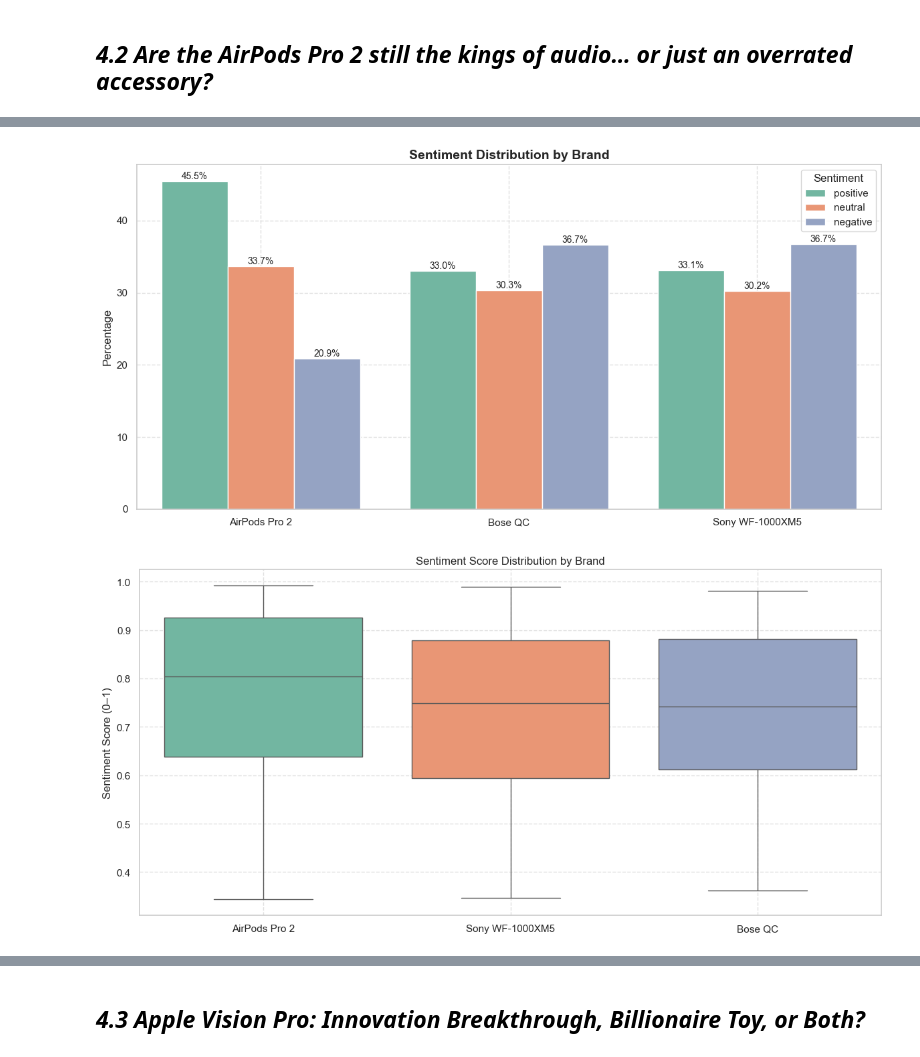
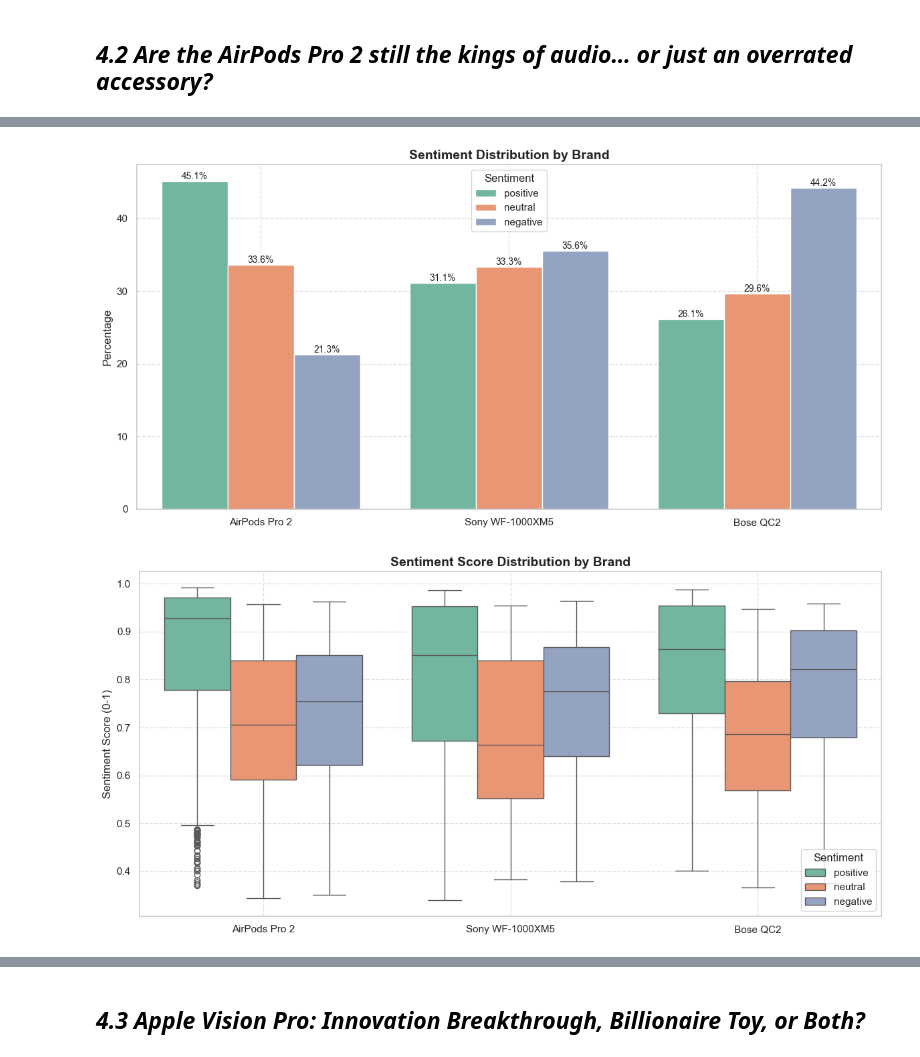
Before and after one commit to SergioCuencaNunez/asw-labs, a Jupyter notebook: project/project.ipynb, the cells around one changed output, grey strips where cells are left out. Drawn from its saved outputs; the diff is of its cells as text; code cells hidden in the pictures.

```diff
--- a/project/project.ipynb
+++ b/project/project.ipynb
@@ -592,7 +1212,9 @@ reddit_urls = [
     "https://www.reddit.com/r/AirpodsPro/comments/1gvjh7g/airpods_pro_2_longterm_review/",
     "https://www.reddit.com/r/airpods/comments/1h2rx1a/are_airpods_pro_2_worth_the_money/",
     "https://www.reddit.com/r/airpods/comments/1ckty46/airpods_pro_gen_2_really_worth_it/",
-    "https://www.reddit.com/r/airpods/comments/1hdhx4s/should_i_buy_the_airpods_4_or_the_airpods_pro_2/"
+    "https://www.reddit.com/r/airpods/comments/1g05jha/are_the_apple_airpods_pro_2_worth_buying_right/",
+    "https://www.reddit.com/r/airpods/comments/1fui4eo/upgraded_to_airpods_pro_2_and_the_first_thing_i/",
+    "https://www.reddit.com/r/airpods/comments/18mcj95/i_love_my_airpods_pro_2_so_much_holy_shit/"
 ]
 
 all_comments = []
@@ -817,7 +1445,12 @@ Total unique Reddit comments: 523
 # %%
 reddit_urls = [
-    "https://www.reddit.com/r/virtualreality/comments/196a0wt/apple_vision_pro_resolution_vs_other_vr_headsets/",
-    "https://www.reddit.com/r/virtualreality/comments/196h89z/apple_vision_pro_resolution_vs_other_headsets/",
+    "https://www.reddit.com/r/hoggit/comments/12daye8/my_vive_xr_elite_review_long/",
+    "https://www.reddit.com/r/virtualreality/comments/11rr4i8/vive_xr_elite_first_impression_from_a_long_time/",
+    "https://www.reddit.com/r/virtualreality/comments/12a15jj/who_is_keeping_the_vive_xr_elite/",
+    "https://www.reddit.com/r/Vive/comments/125vuwg/my_comprehensive_vive_xr_elite_thoughts/",
+    "https://www.reddit.com/r/Vive/comments/1dky7bl/the_vive_xr_elite_is_a_complete_waste_of_money/",
+    "https://www.reddit.com/r/virtualreality/comments/11ndhby/vive_xr_elite_day_one_review/",
+    "https://www.reddit.com/r/virtualreality/comments/16zzekn/xr_elite_some_thoughts_300_hours_later/"
 ]
 
 all_comments = []
@@ -843,5 +1476,5 @@ combined_df.reset_index(drop=True, inplace=True)
 print(combined_df.head())
 print(f"Total unique Reddit comments: {len(combined_df)}")
 
-combined_df.to_csv("data/raw/comments_visionpro_vs_others_reddit.csv", index=False)
+combined_df.to_csv("data/raw/comments_HTCVive_reddit.csv", index=False)
 # %% [output]
@@ -1015,9 +1693,11 @@ import pandas as pd
 
 iphone_16e = pd.read_csv("data/processed/iphone_16e.csv")
 airpods_pro2 = pd.read_csv("data/processed/airpods_pro2.csv")
-airpodspro2_vs_WF1000XM5 = pd.read_csv("data/processed/airpodspro2_vs_WF1000XM5.csv")
-airpodspro2_vs_boseqc = pd.read_csv("data/processed/airpodspro2_vs_boseqc.csv")
-macbook_pro_m3 = pd.read_csv("data/processed/macbook_pro_m3.csv")
+wf_1000xm5 = pd.read_csv("data/processed/wf_1000xm5.csv")
+BoseQC2 = pd.read_csv("data/processed/BoseQC2.csv")
+vision_pro = pd.read_csv("data/processed/vision_pro.csv")
+metaquest_3 = pd.read_csv("data/processed/metaquest_3.csv")
+HTC_Vive = pd.read_csv("data/processed/HTC_Vive.csv")
 # %% [markdown]
 ### <span style="font-family: Latin Modern Roman; font-size: 23px; font-style: italic"> 4.1 To what extent is the iPhone 16e perceived by users as a stripped-down or cheap version of Apple’s ecosystem?”</span>
 # %%
@@ -1454,8 +2134,8 @@ plt.show()
 # %%
 # Add brand labels
 airpods_pro2["brand"] = "AirPods Pro 2"
-airpodspro2_vs_boseqc["brand"] = "Bose QC"
-airpodspro2_vs_WF1000XM5["brand"] = "Sony WF-1000XM5"
+wf_1000xm5["brand"] = "Sony WF-1000XM5"
+BoseQC2["brand"] = "Bose QC2"
 
 palette = sns.color_palette("Set2", 8)  # Using Set2 palette
 
@@ -1467,7 +2147,7 @@ sentiment_colors = {
 }
 
 # Concatenate all
-all_airpods_brands = pd.concat([airpods_pro2, airpodspro2_vs_WF1000XM5, airpodspro2_vs_boseqc], ignore_index=True)
+all_airpods_brands = pd.concat([airpods_pro2, wf_1000xm5, BoseQC2], ignore_index=True)
 
 # Standardize sentiment labels
 all_airpods_brands["sentiment_label"] = all_airpods_brands["sentiment_label"].str.lower().str.strip()
@@ -1478,7 +2158,8 @@ sentiment_dist["percentage"] = sentiment_dist.groupby("brand")["count"].transfor
 
 fig = plt.figure(figsize=(12, 6), facecolor='none')
 ax = fig.add_subplot(111)
-sns.barplot(data=sentiment_dist, x="brand", y="percentage", hue="sentiment_label", hue_order=["positive", "neutral", "negative"], ax=ax, palette=sentiment_colors)
+sns.barplot(data=sentiment_dist, x="brand", y="percentage", hue="sentiment_label", hue_order=["positive", "neutral", "negative"], ax=ax, palette=sentiment_colors, order=["AirPods Pro 2", "Sony WF-1000XM5", "Bose QC2"],
+)
 for container in ax.containers:
     ax.bar_label(container, labels=[f'{v.get_height():.1f}%' for v in container], label_type='edge', fontsize=10)
 ax.set_title("Sentiment Distribution by Brand", fontsize=14, weight="bold")
@@ -1490,21 +2171,22 @@ ax.set_facecolor('none')
 plt.tight_layout()
 plt.show()
 # %% [output]
-[figure, old version]
+[figure, new version]
 # %%
 # Average sentiment score per brand
 fig = plt.figure(figsize=(12, 6), facecolor='none')
 ax = fig.add_subplot(111)
-sns.boxplot(data=all_airpods_brands, x="brand", y="sentiment_score", ax=ax, hue='brand', palette="Set2")
-ax.set_title("Sentiment Score Distribution by Brand")
-ax.set_ylabel("Sentiment Score (0–1)")
+sns.boxplot(data=all_airpods_brands,x="brand", y="sentiment_score", hue="sentiment_label", palette="Set2", ax=ax)
+ax.set_title("Sentiment Score Distribution by Brand", fontsize=14, weight="bold")
+ax.set_ylabel("Sentiment Score (0-1)")
 ax.set_xlabel("")
+ax.grid(linestyle="--", alpha=0.6)
+ax.legend(title="Sentiment", loc='lower right')
 ax.set_facecolor('none')
-ax.grid(linestyle="--", alpha=0.6)
 plt.tight_layout()
 plt.show()
 # %% [output]
-[figure, old version]
+[figure, new version]
 # %%
 from collections import Counter
 from wordcloud import WordCloud
```
Also changed, not shown: parts of 36 cells of this notebook, 27 other files.
